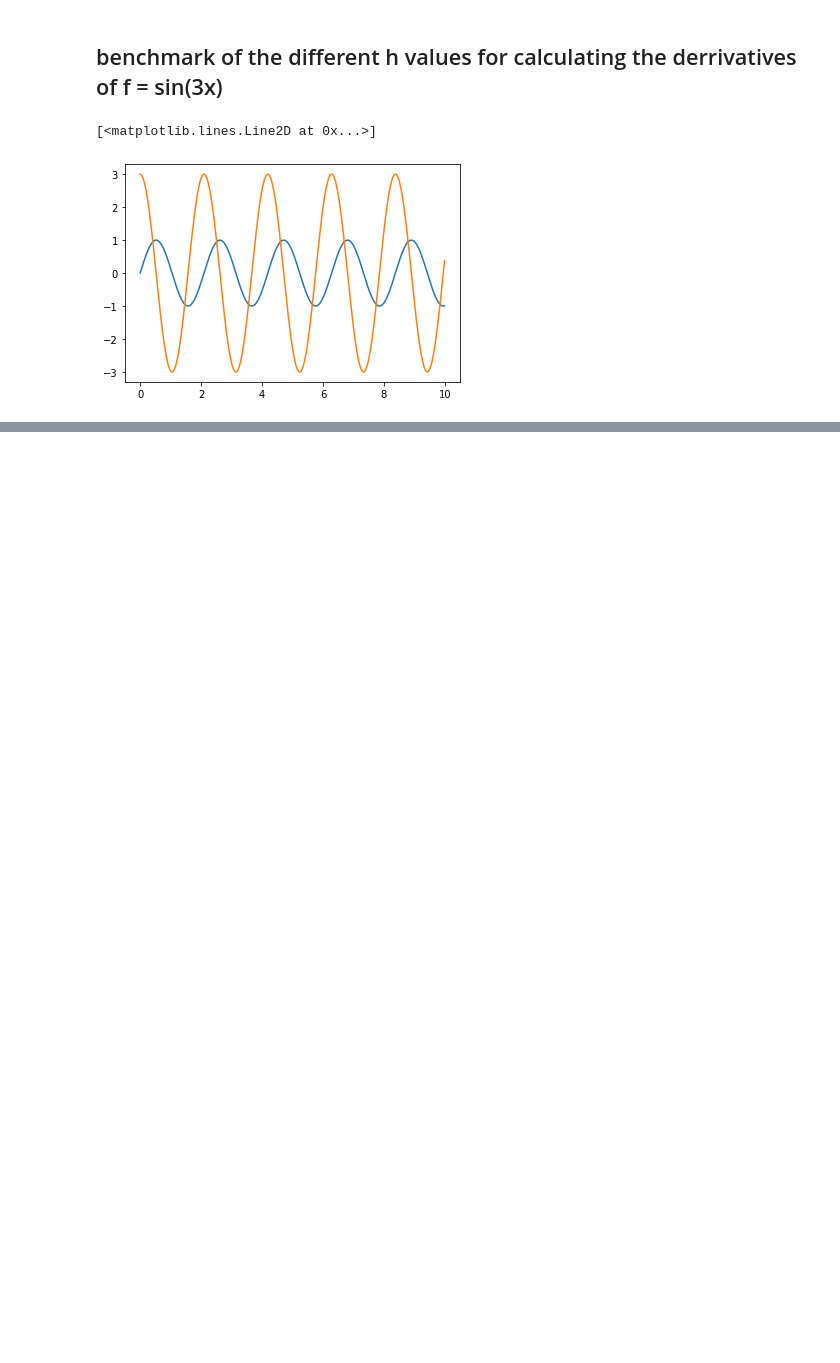
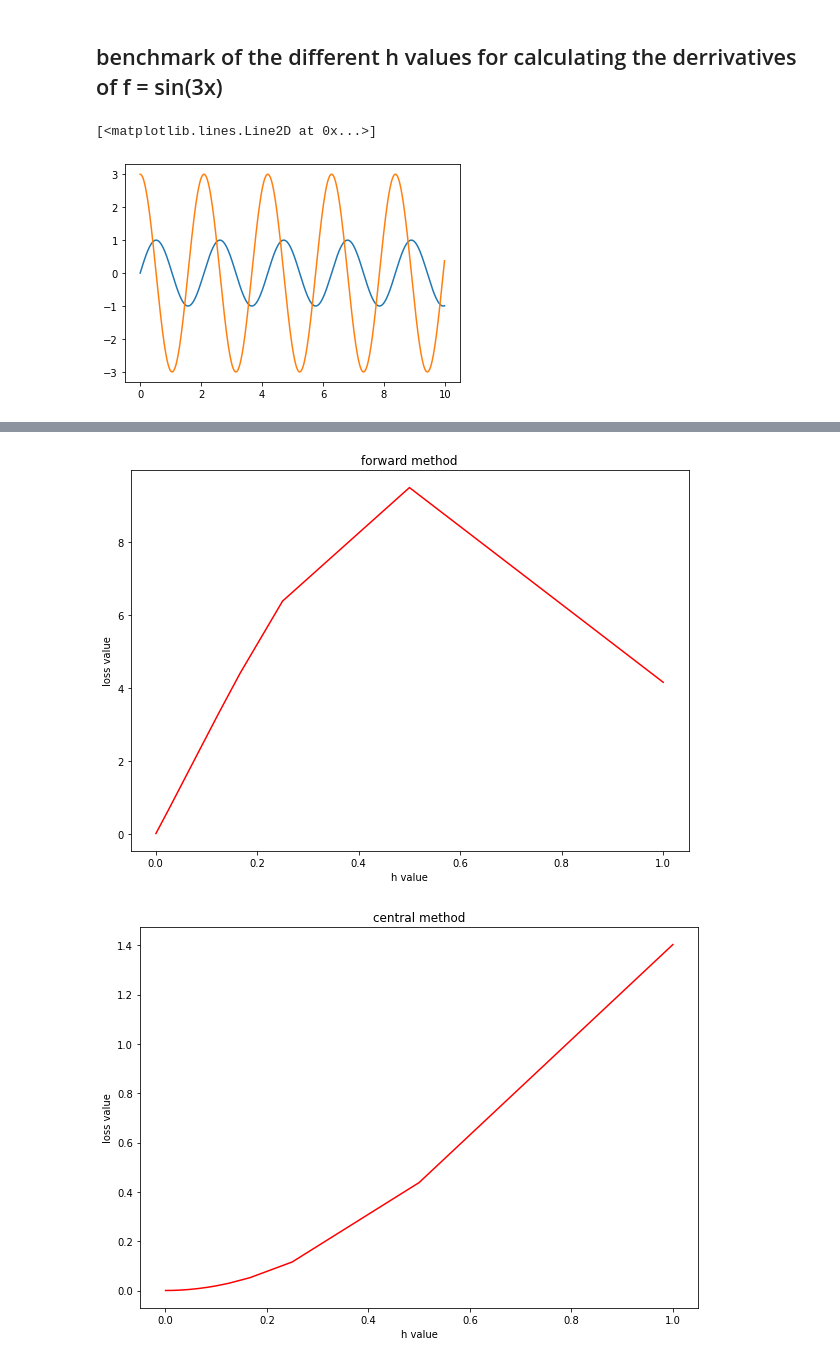
Before and after one commit to sinaapolo969/numericalAnalysis, a Jupyter notebook: numericalAnalysis.ipynb, the cells around one changed output, grey strips where cells are left out. Drawn from its saved outputs; the diff is of its cells as text; code cells hidden in the pictures; blank space fills up the shorter version.

```diff
--- a/numericalAnalysis.ipynb
+++ b/numericalAnalysis.ipynb
@@ -185,0 +193,27 @@ ConnectionResetError: [WinError 10054] An existing connection was forcibly close
+# %%
+#secod derrivative
+
+def estimate_diff_central_2(x, i):
+  return (function(x + i) - 2 * function(x) + function(x - i)) / i ** 2
+
+def estimate_diff_forward_2(x, i):
+  return (function(x + 2 * i) - 2 * function(x + i) + function(x)) / i ** 2
+
+def calculate_numeric_diff2(x):
+    lossf = []
+    lossc = []
+    y_abs = diff2(x)
+    print('abs : ', y_abs)
+    epoch = 0
+    for i in h:
+        y_est_f = estimate_diff_forward_2(x, i)
+        y_est_c = estimate_diff_central_2(x, i)
+        if epoch % 100 == 0:
+          print ('est forward for h = ', i, ': ', y_est_f)
+          print ('est central for h = ', i, ': ', y_est_c)
+        lossf.append(lossF(y_abs, y_est_f))
+        lossc.append(lossF(y_abs, y_est_c))
+        epoch += 1
+    return lossf, lossc
+# %%
+lossf2, lossc2 = calculate_numeric_diff2(2)
@@ -185,0 +238,6 @@ ConnectionResetError: [WinError 10054] An existing connection was forcibly close
+# %%
+plot_loss(lossf2, 'forward method')
+plot_loss(lossc2, 'central method')
+# %% [output]
+[figure, added]
+[figure, added]
```
Also changed, not shown: parts of 11 cells of this notebook.
